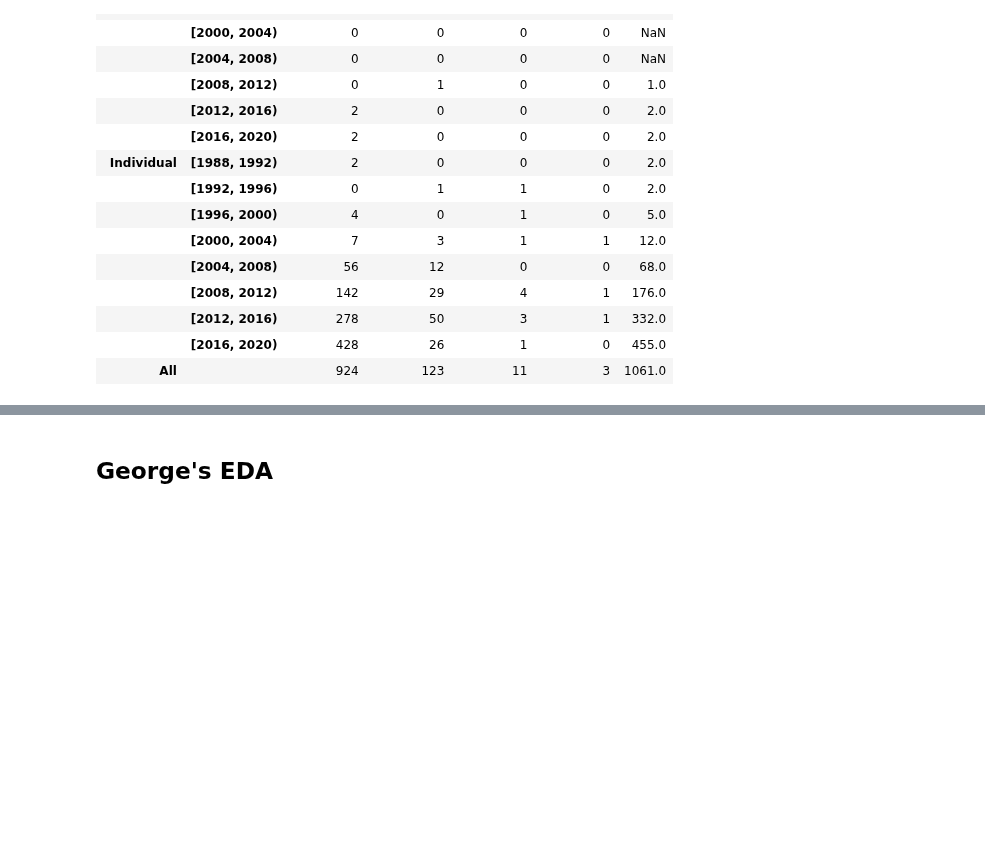
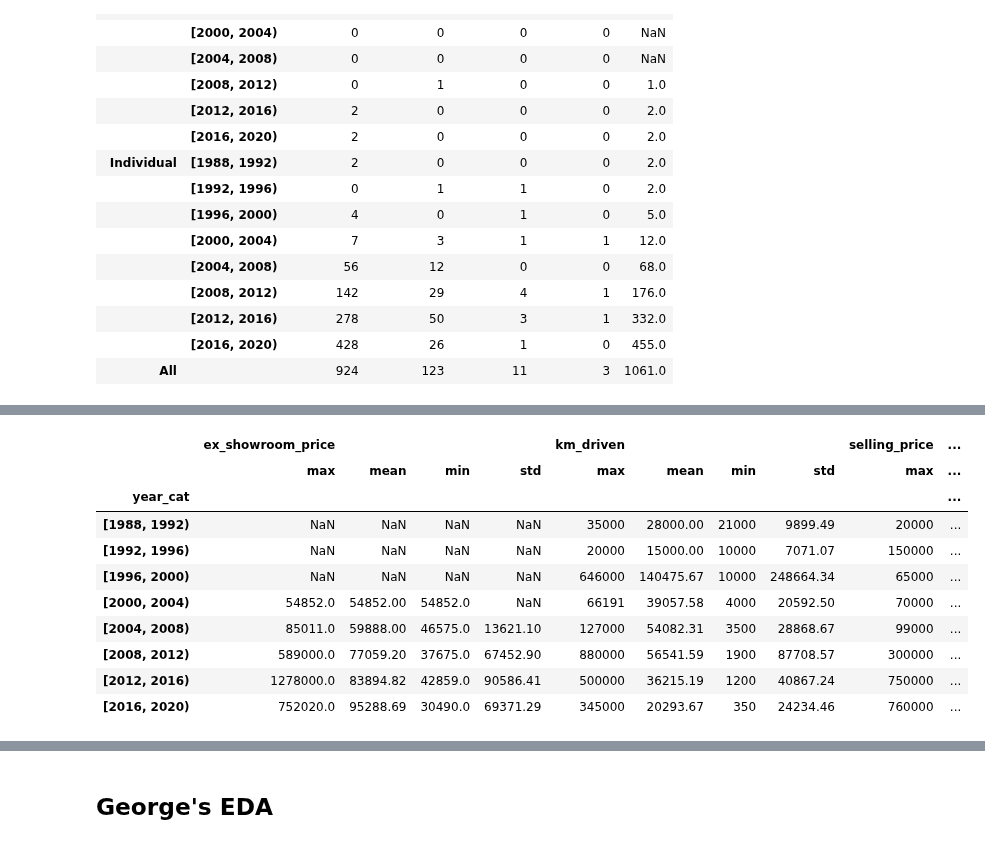
Before and after one commit to akoncsugit/ST590Project1, a Jupyter notebook: Project1.ipynb, the cells around one changed output, grey strips where cells are left out. Drawn from its saved outputs; the diff is of its cells as text; code cells hidden in the pictures; blank space fills up the shorter version.

```diff
--- a/Project1.ipynb
+++ b/Project1.ipynb
@@ -106,0 +128,15 @@ bike_data.head()
+# %%
+pd.pivot_table(bike_data, values = ["selling_price", "ex_showroom_price", "km_driven"],
+               index = ["year_cat"], aggfunc = ("min", "max", "mean", "std")).round(2)
+# %% [output]
+|  | ex_showroom_price |  |  |  | km_driven |  |  |  | selling_price | ... |
+|  | max | mean | min | std | max | mean | min | std | max | ... |
+| year_cat |  |  |  |  |  |  |  |  |  | ... |
+| [1988, 1992) | NaN | NaN | NaN | NaN | 35000 | 28000.00 | 21000 | 9899.49 | 20000 | ... |
+| [1992, 1996) | NaN | NaN | NaN | NaN | 20000 | 15000.00 | 10000 | 7071.07 | 150000 | ... |
+| [1996, 2000) | NaN | NaN | NaN | NaN | 646000 | 140475.67 | 10000 | 248664.34 | 65000 | ... |
+| [2000, 2004) | 54852.0 | 54852.00 | 54852.0 | NaN | 66191 | 39057.58 | 4000 | 20592.50 | 70000 | ... |
+| [2004, 2008) | 85011.0 | 59888.00 | 46575.0 | 13621.10 | 127000 | 54082.31 | 3500 | 28868.67 | 99000 | ... |
+| [2008, 2012) | 589000.0 | 77059.20 | 37675.0 | 67452.90 | 880000 | 56541.59 | 1900 | 87708.57 | 300000 | ... |
+| [2012, 2016) | 1278000.0 | 83894.82 | 42859.0 | 90586.41 | 500000 | 36215.19 | 1200 | 40867.24 | 750000 | ... |
+| [2016, 2020) | 752020.0 | 95288.69 | 30490.0 | 69371.29 | 345000 | 20293.67 | 350 | 24234.46 | 760000 | ... |
```
Also changed, not shown: parts of 10 cells of this notebook.
